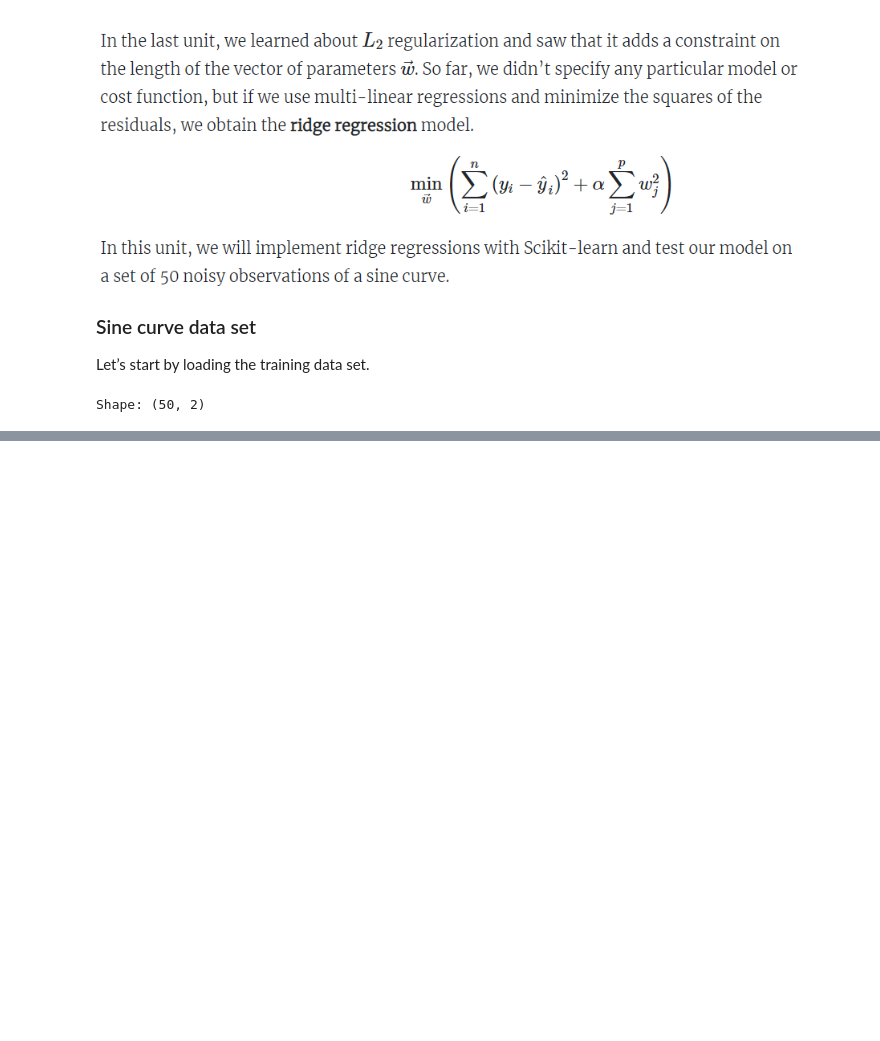
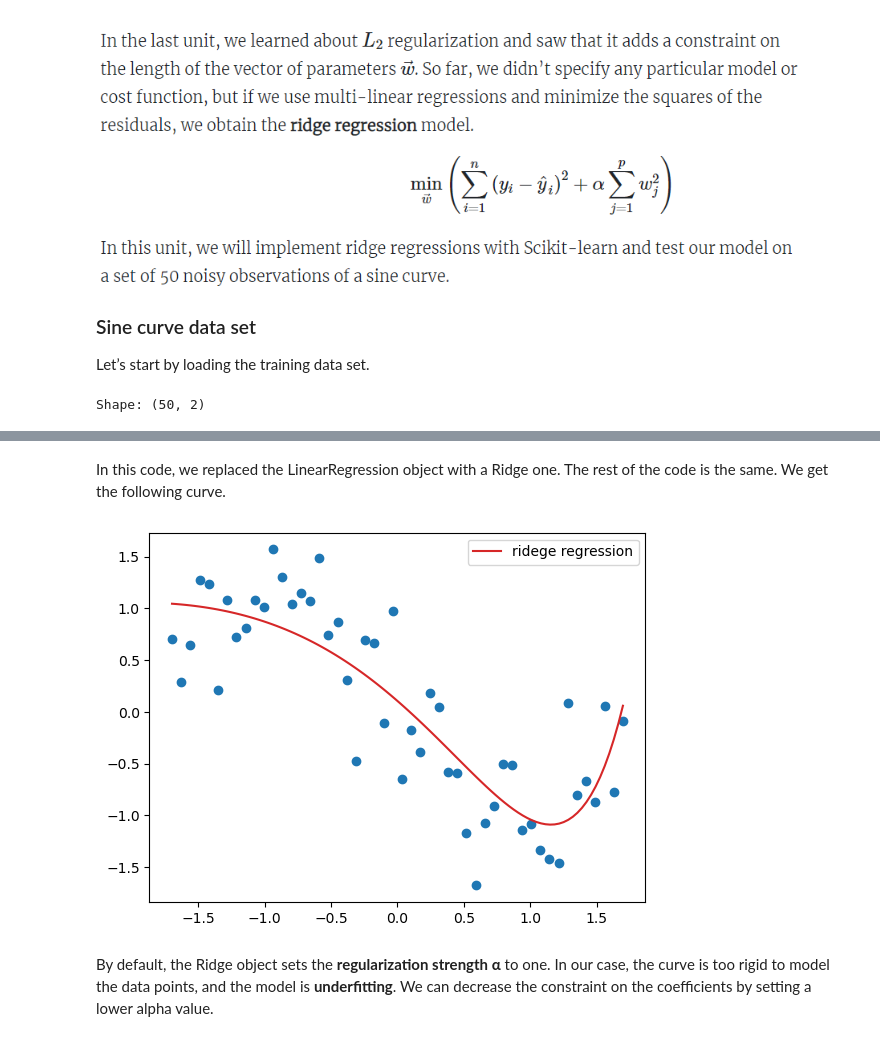
Before and after one commit to FlorieG/Machine_Learning_EPFL-extension-school, a Jupyter notebook: Course#3 Applied Machine Learning 1/Regularization.ipynb, the cells around one changed output, grey strips where cells are left out. Cells and saved outputs as stored; diff of their text form; code cells hidden in the pictures; blank space fills up the shorter version.

```diff
--- a/Course#3 Applied Machine Learning 1/Regularization.ipynb
+++ b/Course#3 Applied Machine Learning 1/Regularization.ipynb
@@ -95,0 +205,22 @@ Shape: (50, 2)
+# %%
+from sklearn.linear_model import Ridge
+
+# Ridge regression
+ridge = Ridge()
+ridge.fit(X_rescaled, y)
+
+# Compute predictions
+y_values_ridge = ridge.predict(X_values_rescaled)
+# %% [markdown]
+In this code, we replaced the LinearRegression object with a Ridge one. The rest of the code is the same. We get the following curve.
+# %%
+# Plot the model
+plt.scatter(X_rescaled[:,0 ],y)
+plt.plot(X_values_rescaled[:,0 ], y_values_ridge, c="C3", label="ridege regression")
+plt.legend()
+plt.show()
+# %% [output]
+[figure, added]
+# %% [markdown]
+By default, the Ridge object sets the **regularization strength α** to one. In our case, the curve is too rigid to model the data points, and the model is **underfitting**.
+We can decrease the constraint on the coefficients by setting a lower alpha value.
```
Also changed, not shown: parts of 99 cells of this notebook, 16 other files.
